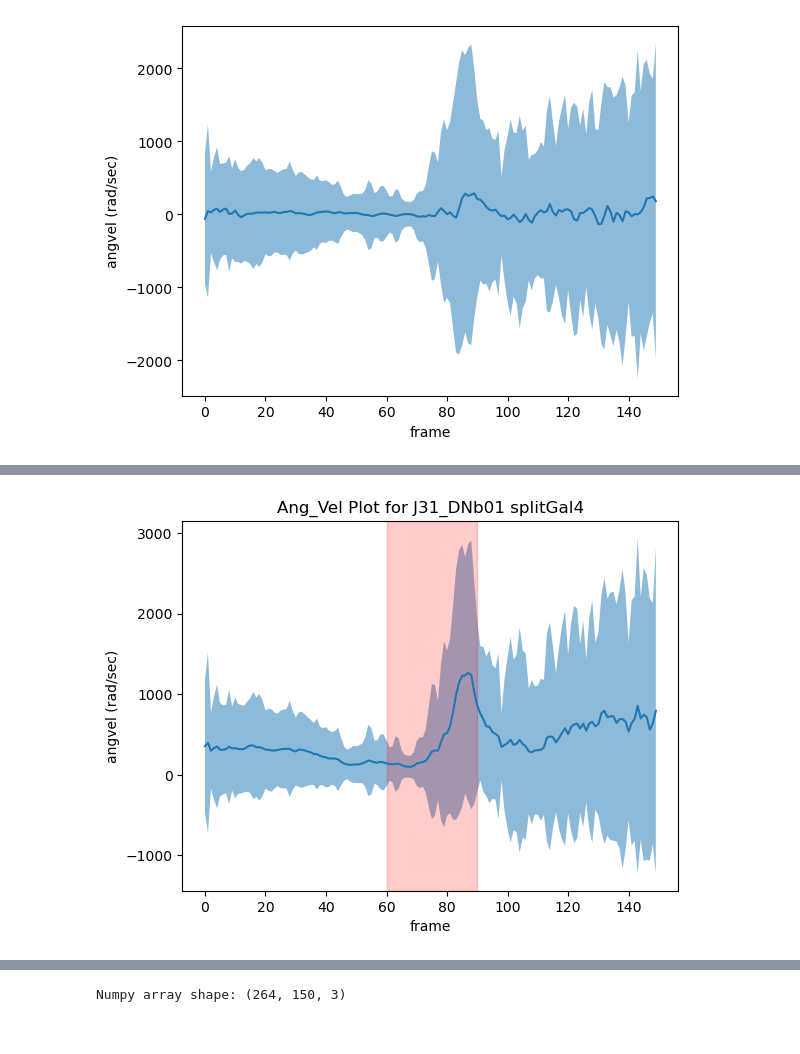
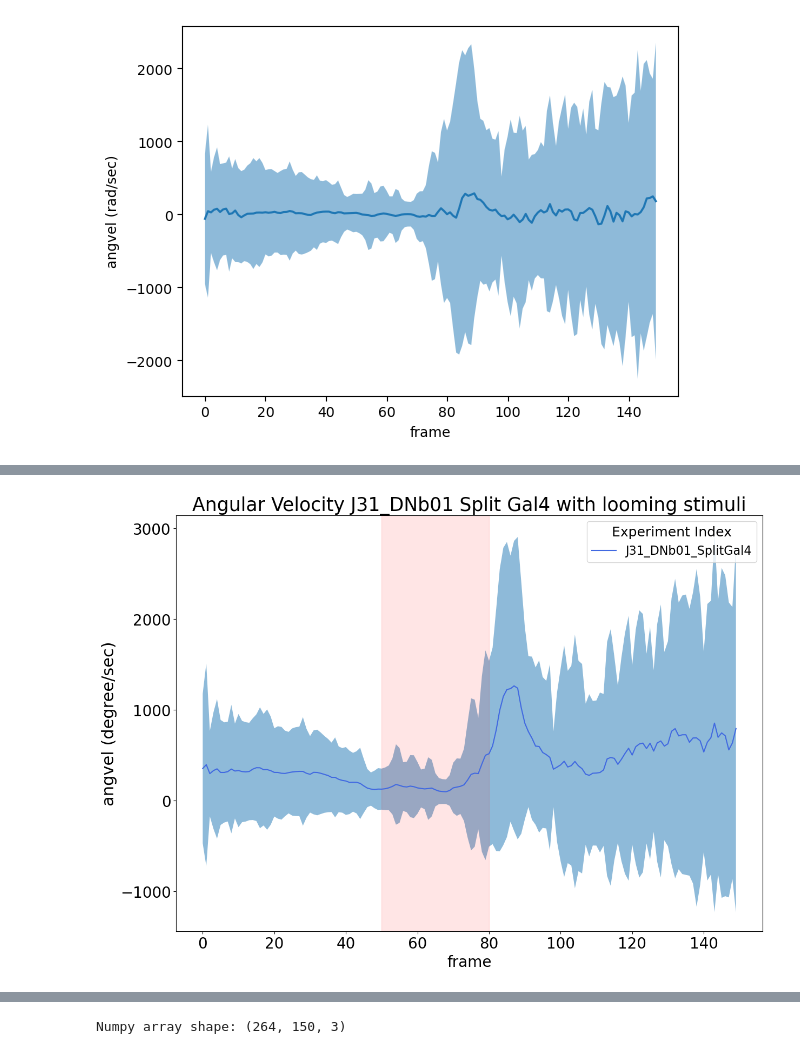
Before and after one commit to Shivammm123/FlyFlightBehavior, a Jupyter notebook: Free Flight Analysis Flies/J31xU68 Free Flight Experiment/241213 Free Flight Experiment with loomimg stimuli/J31xU68 Free Flight Experiment.ipynb, the cells around one changed output, grey strips where cells are left out. Drawn from its saved outputs; the diff is of its cells as text; code cells hidden in the pictures.

```diff
--- a/Free Flight Analysis Flies/J31xU68 Free Flight Experiment/241213 Free Flight Experiment with loomimg stimuli/J31xU68 Free Flight Experiment.ipynb
+++ b/Free Flight Analysis Flies/J31xU68 Free Flight Experiment/241213 Free Flight Experiment with loomimg stimuli/J31xU68 Free Flight Experiment.ipynb
@@ -91,12 +92,20 @@ plt.show()
 # %%
 data1 = extract_stimulus_centered_data(df,csvs["stim"])
-# %%
-fig, ax = plt.subplots()
-plot_mean_and_std(np.abs(np.array(data1["angular_velocity"])), ax=ax)
-ax.set_xlabel("frame")
-ax.set_ylabel("angvel (rad/sec)")
-ax.axvspan(60, 90, color='red', alpha=0.2)
-ax.set_title("Ang_Vel Plot for J31_DNb01 splitGal4")
-plt.show()
-# %% [output]
-[figure, removed]
+# %%
+fig, ax = plt.subplots(figsize=(14, 10))
+plot_mean_and_std(np.abs(np.array(data["angular_velocity"])), ax=ax, label='J31_DNb01_SplitGal4', color='royalblue')
+ax.set_xlabel("frame", fontsize = 20)
+ax.set_ylabel("angvel (degree/sec)")
+ax.set_title("Ang_Vel Plot")
+
+
+ax.axvspan(50, 80, color='red', alpha=0.1)
+plt.legend(title="Experiment Index", fontsize=16, title_fontsize=18)
+
+plt.title("Angular Velocity J31_DNb01 Split Gal4 with looming stimuli", fontsize=25)
+plt.ylabel("angvel (degree/sec)", fontsize=22)
+plt.xticks(fontsize=20)
+plt.yticks(fontsize=20)
+plt.grid(False)
+# %% [output]
+[figure, added]
```
Also changed, not shown: parts of 4 cells of this notebook, 8 other files.
